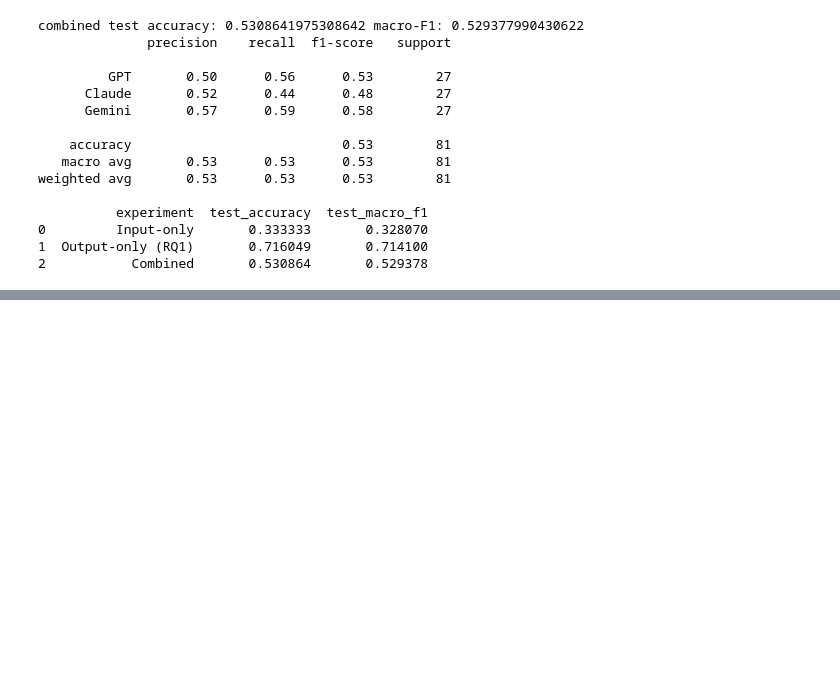
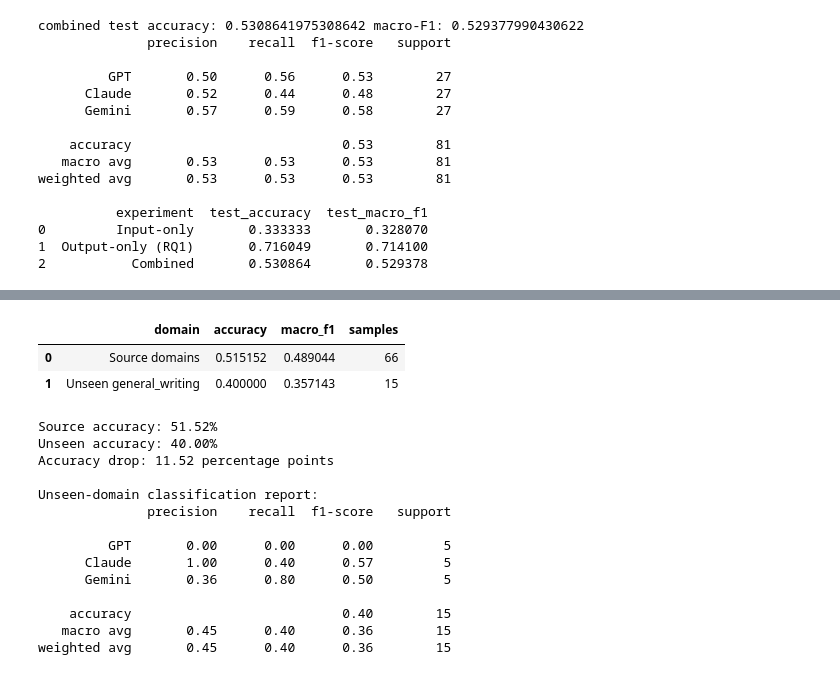
Before and after one commit to palashDoshi1/CMPSC-448-Midterm-Project, a Jupyter notebook: LSTM.ipynb, the cells around one changed output, grey strips where cells are left out. Saved outputs shown, nothing was run; the diff lists cells and outputs as text; code cells hidden in the pictures; blank space fills up the shorter version.

```diff
--- a/LSTM.ipynb
+++ b/LSTM.ipynb
@@ -1065,0 +1381,77 @@ weighted avg       0.53      0.53      0.53        81
+# %%
+rq3_source_results = evaluate_model(
+    rq3_model,
+    rq3_source_loader,
+    rq3_criterion
+)
+
+rq3_unseen_results = evaluate_model(
+    rq3_model,
+    rq3_unseen_loader,
+    rq3_criterion
+)
+
+source_acc = rq3_source_results["accuracy"]
+unseen_acc = rq3_unseen_results["accuracy"]
+
+source_f1 = rq3_source_results["macro_f1"]
+unseen_f1 = rq3_unseen_results["macro_f1"]
+
+accuracy_drop = (source_acc - unseen_acc) * 100
+
+rq3_comparison = pd.DataFrame([
+    {
+        "domain": "Source domains",
+        "accuracy": source_acc,
+        "macro_f1": source_f1,
+        "samples": len(rq3_source_test_df)
+    },
+    {
+        "domain": "Unseen general_writing",
+        "accuracy": unseen_acc,
+        "macro_f1": unseen_f1,
+        "samples": len(rq3_unseen_test_df)
+    }
+])
+
+display(rq3_comparison)
+
+print(
+    f"\nSource accuracy: {source_acc * 100:.2f}%"
+)
+print(
+    f"Unseen accuracy: {unseen_acc * 100:.2f}%"
+)
+print(
+    f"Accuracy drop: {accuracy_drop:.2f} percentage points"
+)
+
+print("\nUnseen-domain classification report:")
+
+print(
+    classification_report(
+        rq3_unseen_results["labels"],
+        rq3_unseen_results["predictions"],
+        labels=[0, 1, 2],
+        target_names=["GPT", "Claude", "Gemini"],
+        zero_division=0
+    )
+)
+# %% [output]
+|  | domain | accuracy | macro_f1 | samples |
+| 0 | Source domains | 0.515152 | 0.489044 | 66 |
+| 1 | Unseen general_writing | 0.400000 | 0.357143 | 15 |
+Source accuracy: 51.52%
+Unseen accuracy: 40.00%
+Accuracy drop: 11.52 percentage points
+
+Unseen-domain classification report:
+              precision    recall  f1-score   support
+
+         GPT       0.00      0.00      0.00         5
+      Claude       1.00      0.40      0.57         5
+      Gemini       0.36      0.80      0.50         5
+
+    accuracy                           0.40        15
+   macro avg       0.45      0.40      0.36        15
+weighted avg       0.45      0.40      0.36        15
```
Also changed, not shown: parts of 6 cells of this notebook.
